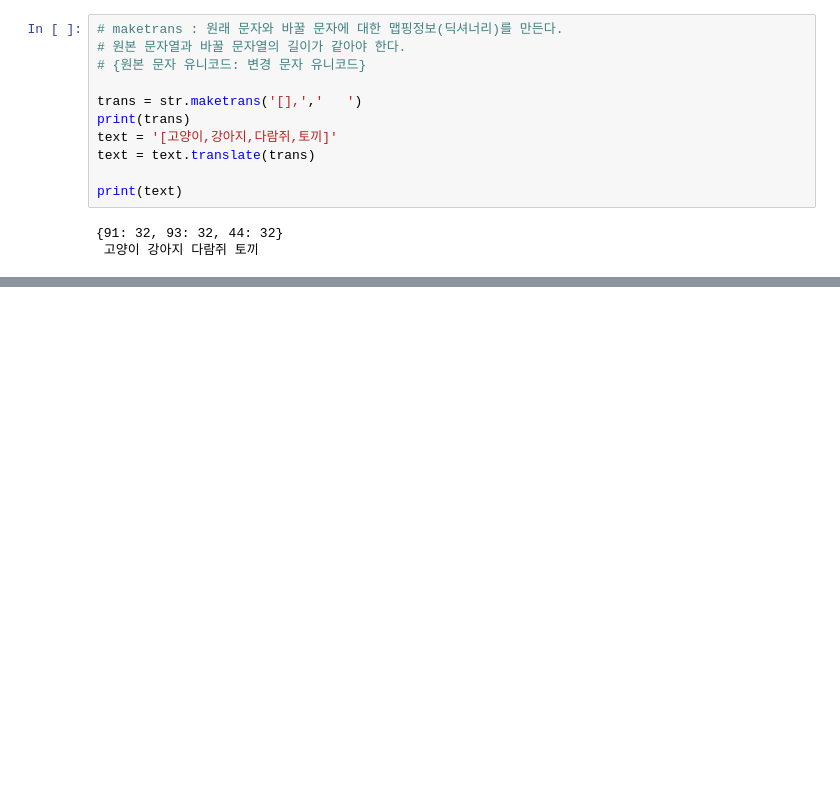
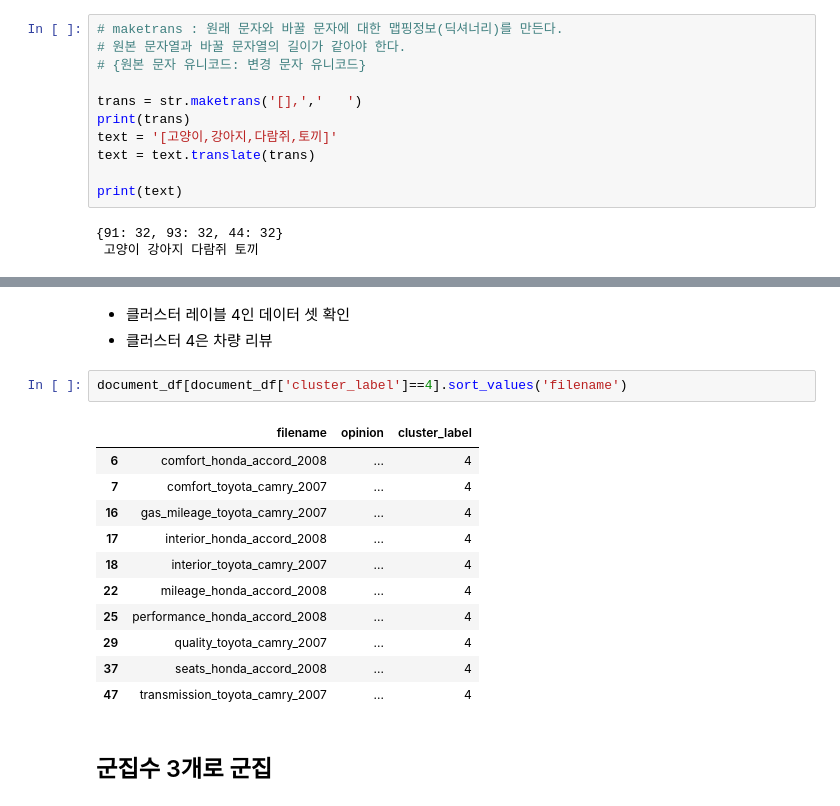
Before and after one commit to jjh9329/numpy-study, a Jupyter notebook: 05.MachinLearning/23(텍스트 분석) 문서 군집화.ipynb, the cells around one changed output, grey strips where cells are left out. Drawn from its saved outputs; the diff is of its cells as text; blank space fills up the shorter version.

```diff
--- a/05.MachinLearning/23(텍스트 분석) 문서 군집화.ipynb
+++ b/05.MachinLearning/23(텍스트 분석) 문서 군집화.ipynb
@@ -75,0 +196,19 @@ print(text)
+# %% [markdown]
+- 클러스터 레이블 4인 데이터 셋 확인
+- 클러스터 4은 차량 리뷰
+# %%
+document_df[document_df['cluster_label']==4].sort_values('filename')
+# %% [output]
+|  | filename | opinion | cluster_label |
+| 6 | comfort_honda_accord_2008 | ... | 4 |
+| 7 | comfort_toyota_camry_2007 | ... | 4 |
+| 16 | gas_mileage_toyota_camry_2007 | ... | 4 |
+| 17 | interior_honda_accord_2008 | ... | 4 |
+| 18 | interior_toyota_camry_2007 | ... | 4 |
+| 22 | mileage_honda_accord_2008 | ... | 4 |
+| 25 | performance_honda_accord_2008 | ... | 4 |
+| 29 | quality_toyota_camry_2007 | ... | 4 |
+| 37 | seats_honda_accord_2008 | ... | 4 |
+| 47 | transmission_toyota_camry_2007 | ... | 4 |
+# %% [markdown]
+## 군집수 3개로 군집
```
Also changed, not shown: parts of 27 cells of this notebook, 2 other files.
